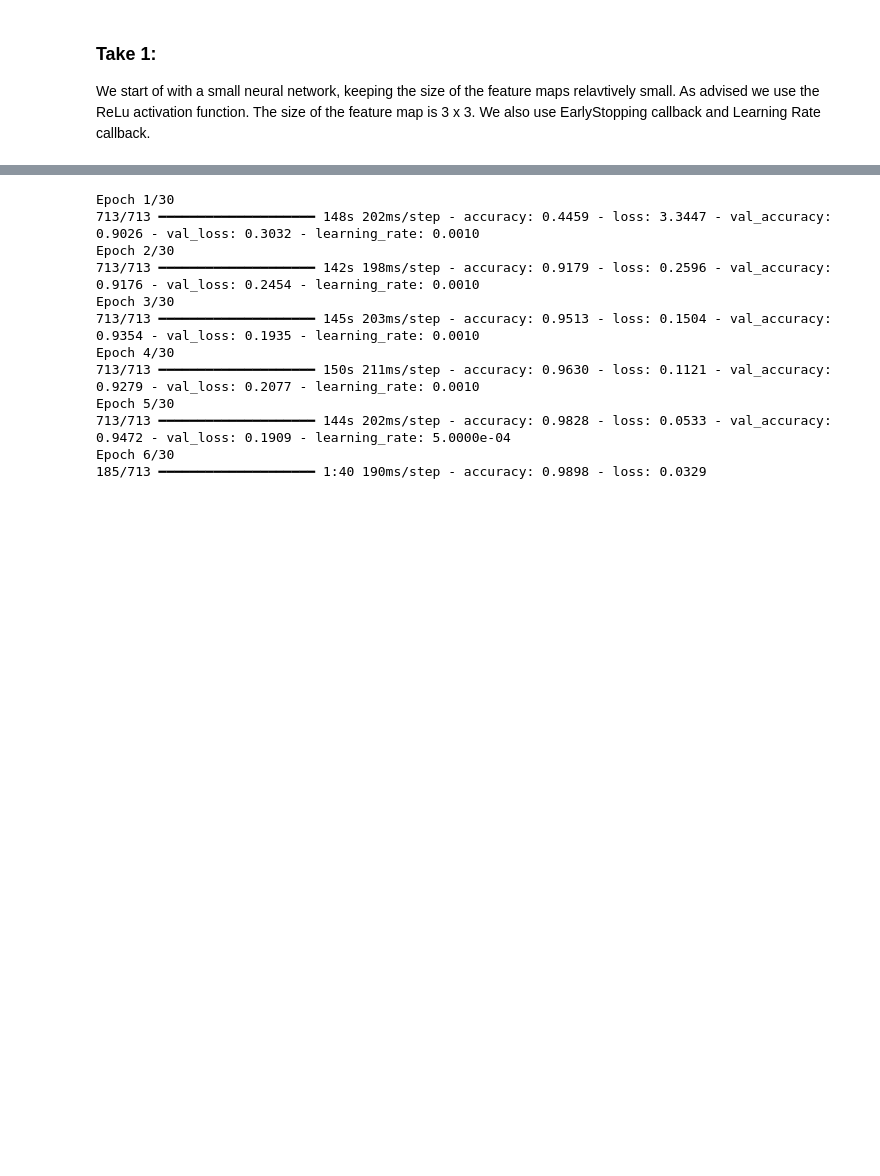
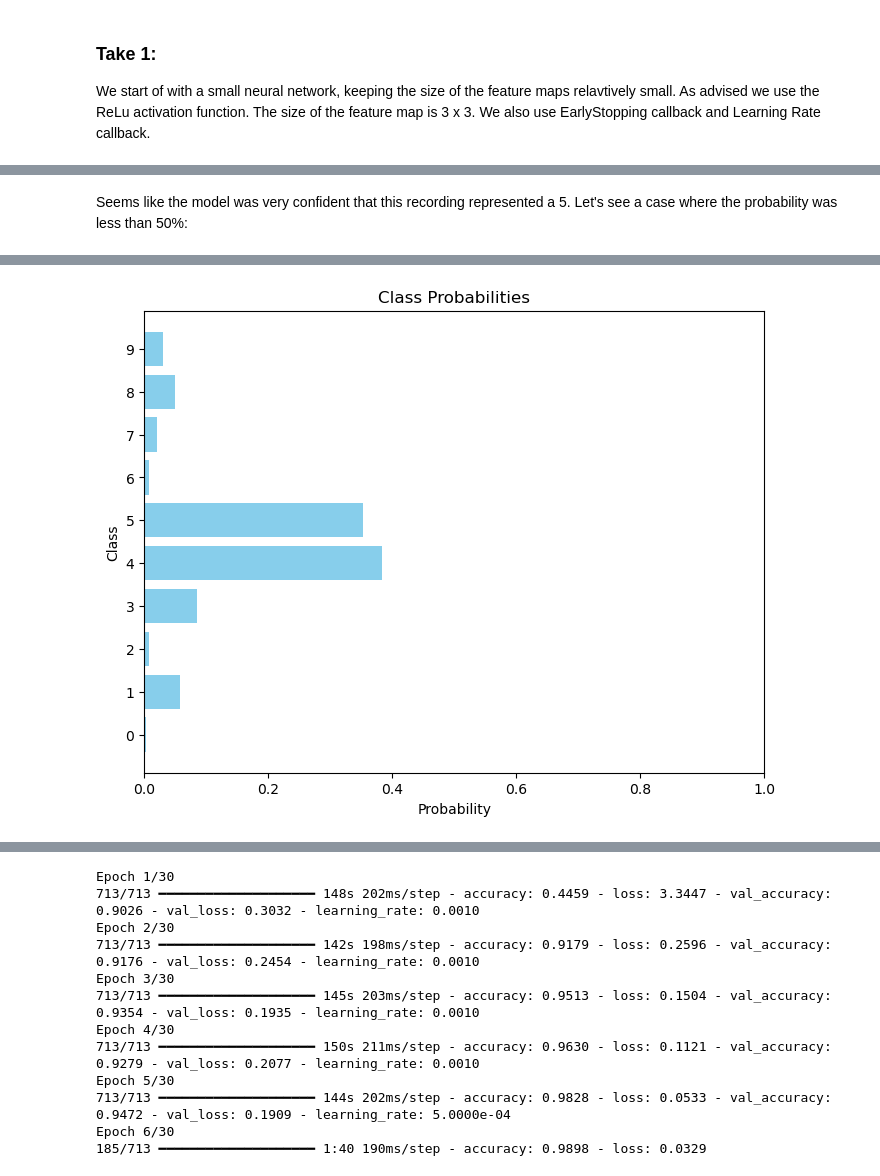
Before and after one commit to ChristianHougaardPedersen/MAL2, a Jupyter notebook: 1_Recognizing_Speech/Recognzing.ipynb, the cells around one changed output, grey strips where cells are left out. Cells and saved outputs as stored; diff of their text form; code cells hidden in the pictures; blank space fills up the shorter version.

```diff
--- a/1_Recognizing_Speech/Recognzing.ipynb
+++ b/1_Recognizing_Speech/Recognzing.ipynb
@@ -105,3 +105,33 @@ plt.xlim(0, 1)  # Since it's a probability, we limit the x-axis to [0, 1]
 plt.show()
 # %% [output]
 [figure]
+# %% [markdown]
+Seems like the model was very confident that this recording represented a 5. Let's see a case where the probability was less than 50%:
+# %%
+threshold = 0.5
+for i in range(len(X_test)):
+    single_example = X_test[i].reshape(129, 71, 1)  # Reshape each example
+    single_example = np.expand_dims(single_example, axis=0)
+
+    prediction = model.predict(single_example)  # Get prediction
+    max_prob = np.max(prediction)
+
+    if max_prob < threshold:
+        print(f"Prediction found with confidence less than {threshold*100}% for index {i}")
+        print(f"Predicted probabilities: {prediction}")
+        print(f"True label: {Y_test[i]}")
+
+        # Plot the probabilities for this prediction
+        probabilities = prediction.flatten()
+        plt.figure(figsize=(8, 6))
+        plt.barh(classes, probabilities, color='skyblue')
+        plt.yticks(classes)
+        plt.xlabel('Probability')
+        plt.ylabel('Class')
+        plt.title('Class Probabilities')
+        plt.xlim(0, 1)  # Since it's a probability, we limit the x-axis to [0, 1]
+
+        plt.show()
+
+        break
+# %% [output]
@@ -107,0 +155 @@ plt.show()
+[figure, added]
```
Also changed, not shown: parts of 10 cells of this notebook.
